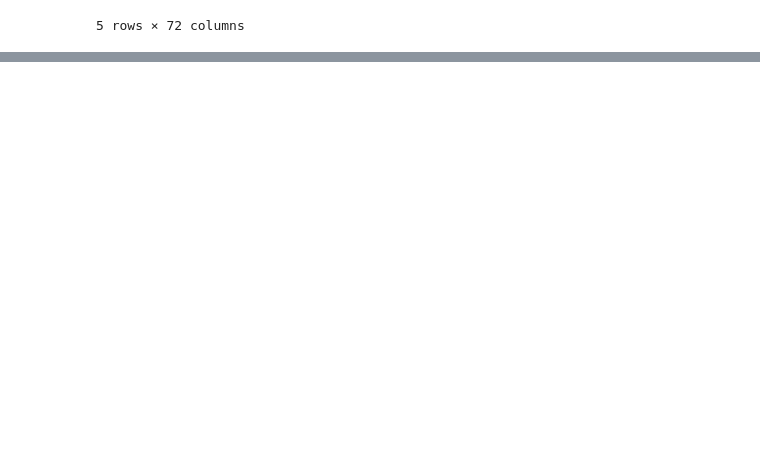
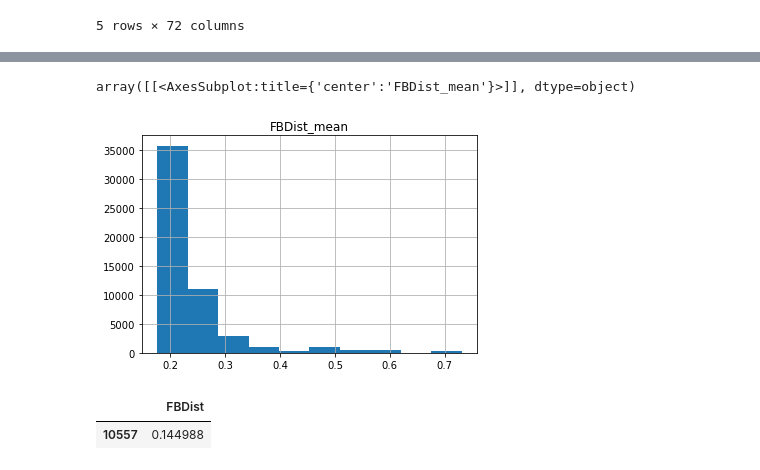
Before and after one commit to measuring-culture/Expanding-Measurement-Culture-Facebook-JRSI, a Jupyter notebook: Create-Dashboard-dataset.ipynb, the cells around one changed output, grey strips where cells are left out. Cells and saved outputs as stored; diff of their text form; code cells hidden in the pictures; blank space fills up the shorter version.

```diff
--- a/Create-Dashboard-dataset.ipynb
+++ b/Create-Dashboard-dataset.ipynb
@@ -181,3 +181,5 @@ df.head()
 | 3 | Andorra | Antigua and Barbuda | AD | AG | 0.298230 | 1.0 | 1.0 | 1.0 | ... |
 | 4 | Andorra | Anguilla | AD | AI | 0.917672 | 1.0 | 1.0 | 1.0 | ... |
 5 rows × 72 columns
+# %%
+df.set_index(df.columns.tolist()[:1], inplace=True)
@@ -183,0 +202,7 @@ df.head()
+# %%
+df['FBDist_mean'] = df.groupby(level=0).FBDist.mean()
+# %%
+df[['FBDist_mean']].hist()
+# %% [output]
+array([[<AxesSubplot:title={'center':'FBDist_mean'}>]], dtype=object)
+[figure, added]
@@ -184,2 +211,7 @@ df.head()
 # %%
 df.to_csv(pathregs + 'FBDists_dashboard.csv', index=False, encoding='utf=8')
+# %%
+df.loc[(df.ISO_CODE_1=='CO') & (df.ISO_CODE_2=='US'), ['FBDist']]
+# %% [output]
+|  | FBDist |
+| 10557 | 0.144988 |
```
Also changed, not shown: parts of 2 cells of this notebook, 1 other file.
